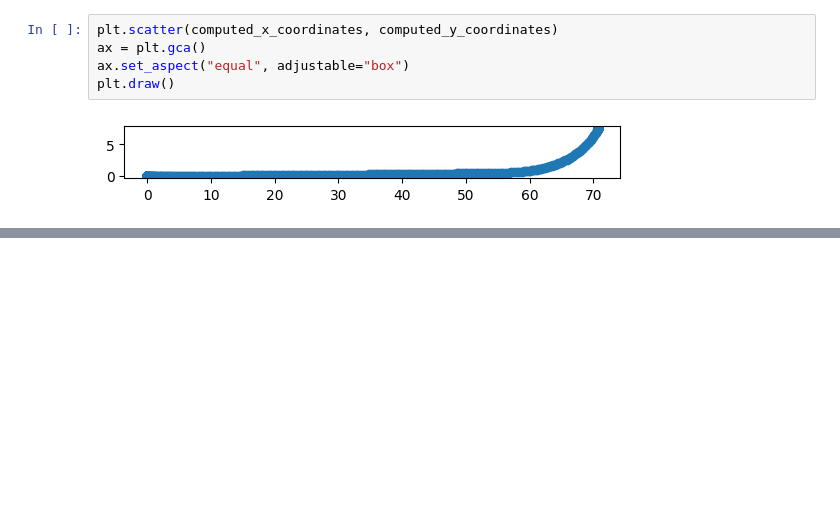
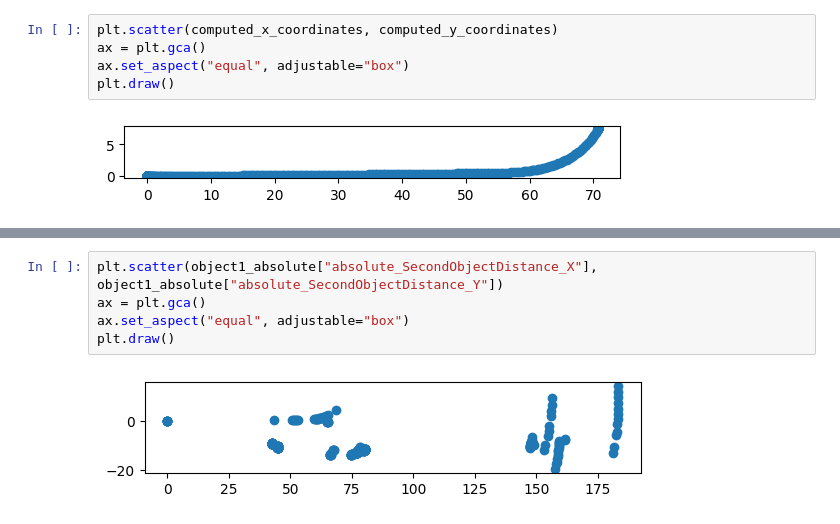
Before and after one commit to Fullbaro/CodeLikeABosch2023, a Jupyter notebook: code/peti.ipynb, the cells around one changed output, grey strips where cells are left out. Saved outputs shown, nothing was run; the diff lists cells and outputs as text; blank space fills up the shorter version.

```diff
--- a/code/peti.ipynb
+++ b/code/peti.ipynb
@@ -152,0 +289,7 @@ plt.draw()
+# %%
+plt.scatter(object1_absolute["absolute_SecondObjectDistance_X"], object1_absolute["absolute_SecondObjectDistance_Y"])
+ax = plt.gca()
+ax.set_aspect("equal", adjustable="box")
+plt.draw()
+# %% [output]
+[figure, added]
```
Also changed, not shown: parts of 12 cells of this notebook.
